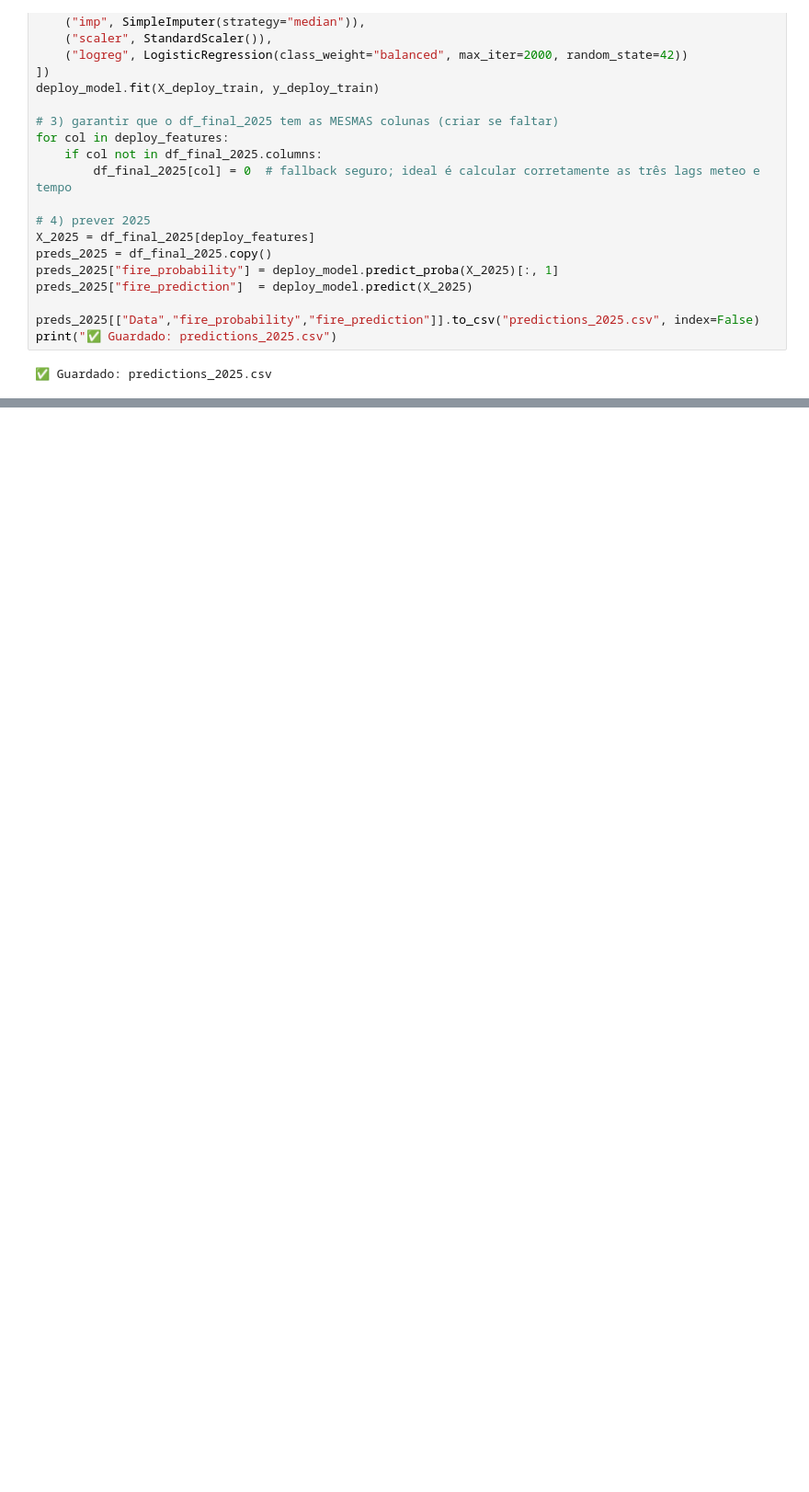
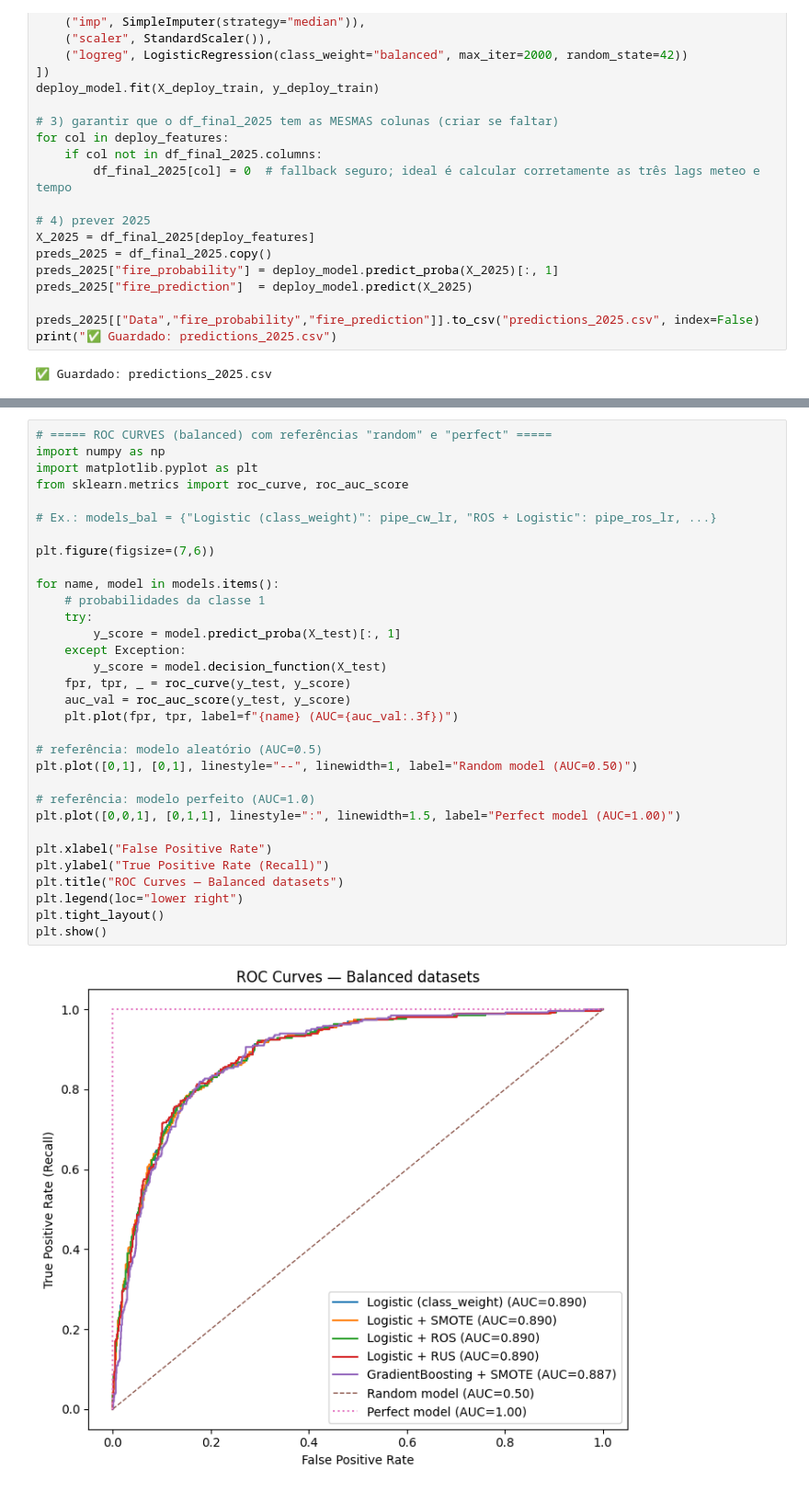
Before and after one commit to jhenifherAlmeida/google_brain, a Jupyter notebook: Code/new_ml_2003_2024.ipynb, the cells around one changed output, grey strips where cells are left out. Shown at 92% size. Cells and saved outputs as stored; diff of their text form; blank space fills up the shorter version.

```diff
--- a/Code/new_ml_2003_2024.ipynb
+++ b/Code/new_ml_2003_2024.ipynb
@@ -1512,0 +1561,34 @@ print("✅ Guardado: predictions_2025.csv")
+# %%
+# ===== ROC CURVES (balanced) com referências "random" e "perfect" =====
+import numpy as np
+import matplotlib.pyplot as plt
+from sklearn.metrics import roc_curve, roc_auc_score
+
+# Ex.: models_bal = {"Logistic (class_weight)": pipe_cw_lr, "ROS + Logistic": pipe_ros_lr, ...}
+
+plt.figure(figsize=(7,6))
+
+for name, model in models.items():
+    # probabilidades da classe 1
+    try:
+        y_score = model.predict_proba(X_test)[:, 1]
+    except Exception:
+        y_score = model.decision_function(X_test)
+    fpr, tpr, _ = roc_curve(y_test, y_score)
+    auc_val = roc_auc_score(y_test, y_score)
+    plt.plot(fpr, tpr, label=f"{name} (AUC={auc_val:.3f})")
+
+# referência: modelo aleatório (AUC=0.5)
+plt.plot([0,1], [0,1], linestyle="--", linewidth=1, label="Random model (AUC=0.50)")
+
+# referência: modelo perfeito (AUC=1.0)
+plt.plot([0,0,1], [0,1,1], linestyle=":", linewidth=1.5, label="Perfect model (AUC=1.00)")
+
+plt.xlabel("False Positive Rate")
+plt.ylabel("True Positive Rate (Recall)")
+plt.title("ROC Curves — Balanced datasets")
+plt.legend(loc="lower right")
+plt.tight_layout()
+plt.show()
+# %% [output]
+[figure, added]
```
Also changed, not shown: parts of 10 cells of this notebook, 4 other files.
